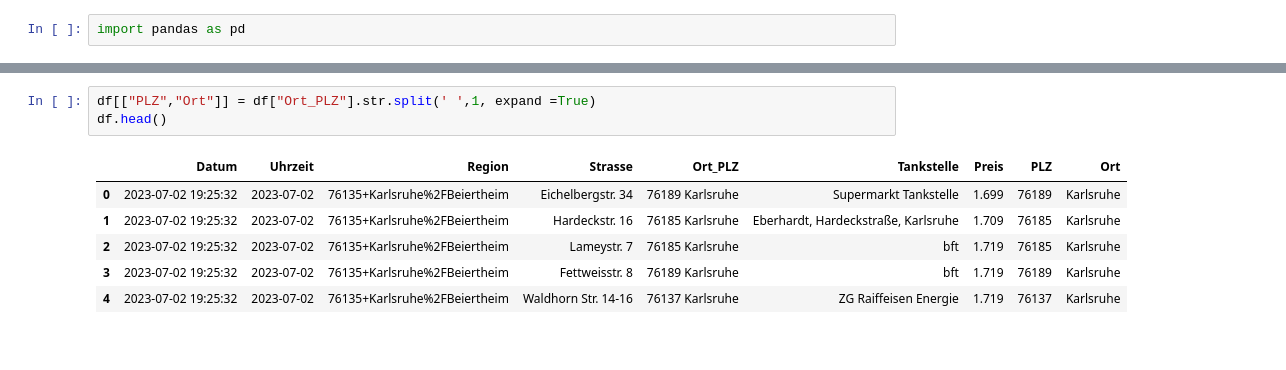
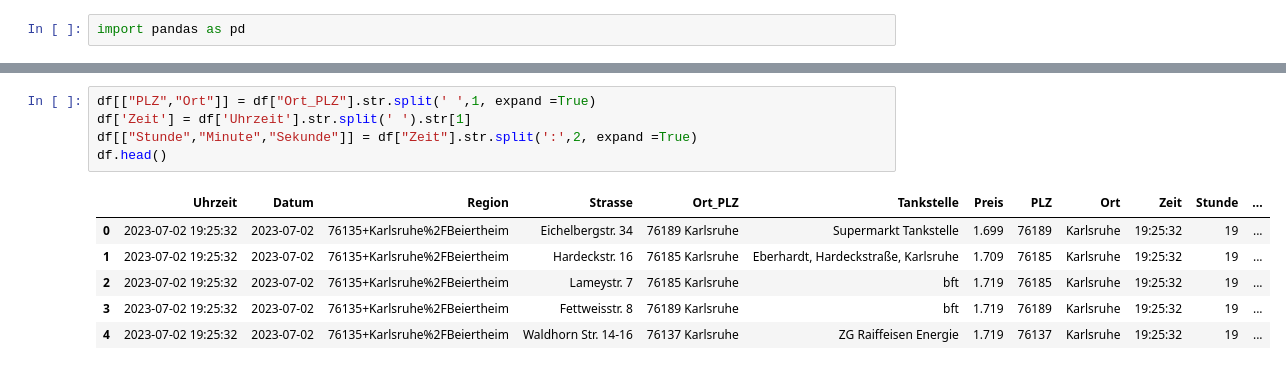
Before and after one commit to Sebbo28/SpritpreisFinder, a Jupyter notebook: analytics/first_version.ipynb, the cells around one changed output, grey strips where cells are left out. Saved outputs shown, nothing was run; the diff lists cells and outputs as text.

```diff
--- a/analytics/first_version.ipynb
+++ b/analytics/first_version.ipynb
@@ -12,11 +12,13 @@ df.head()
 | 4 | 2023-07-02 19:25:32 | 2023-07-02 | 76135+Karlsruhe%2FBeiertheim | Waldhorn Str. 14-16 | 76137 Karlsruhe | ZG Raiffeisen Energie | 1.719 |
 # %%
 df[["PLZ","Ort"]] = df["Ort_PLZ"].str.split(' ',1, expand =True)
+df['Zeit'] = df['Uhrzeit'].str.split(' ').str[1]
+df[["Stunde","Minute","Sekunde"]] = df["Zeit"].str.split(':',2, expand =True)
 df.head()
 # %% [output]
-|  | Datum | Uhrzeit | Region | Strasse | Ort_PLZ | Tankstelle | Preis | PLZ | Ort |
-| 0 | 2023-07-02 19:25:32 | 2023-07-02 | 76135+Karlsruhe%2FBeiertheim | Eichelbergstr. 34 | 76189 Karlsruhe | Supermarkt Tankstelle | 1.699 | 76189 | Karlsruhe |
-| 1 | 2023-07-02 19:25:32 | 2023-07-02 | 76135+Karlsruhe%2FBeiertheim | Hardeckstr. 16 | 76185 Karlsruhe | Eberhardt, Hardeckstraße, Karlsruhe | 1.709 | 76185 | Karlsruhe |
-| 2 | 2023-07-02 19:25:32 | 2023-07-02 | 76135+Karlsruhe%2FBeiertheim | Lameystr. 7 | 76185 Karlsruhe | bft | 1.719 | 76185 | Karlsruhe |
-| 3 | 2023-07-02 19:25:32 | 2023-07-02 | 76135+Karlsruhe%2FBeiertheim | Fettweisstr. 8 | 76189 Karlsruhe | bft | 1.719 | 76189 | Karlsruhe |
-| 4 | 2023-07-02 19:25:32 | 2023-07-02 | 76135+Karlsruhe%2FBeiertheim | Waldhorn Str. 14-16 | 76137 Karlsruhe | ZG Raiffeisen Energie | 1.719 | 76137 | Karlsruhe |
+|  | Uhrzeit | Datum | Region | Strasse | Ort_PLZ | Tankstelle | Preis | PLZ | Ort | Zeit | Stunde | ... |
+| 0 | 2023-07-02 19:25:32 | 2023-07-02 | 76135+Karlsruhe%2FBeiertheim | Eichelbergstr. 34 | 76189 Karlsruhe | Supermarkt Tankstelle | 1.699 | 76189 | Karlsruhe | 19:25:32 | 19 | ... |
+| 1 | 2023-07-02 19:25:32 | 2023-07-02 | 76135+Karlsruhe%2FBeiertheim | Hardeckstr. 16 | 76185 Karlsruhe | Eberhardt, Hardeckstraße, Karlsruhe | 1.709 | 76185 | Karlsruhe | 19:25:32 | 19 | ... |
+| 2 | 2023-07-02 19:25:32 | 2023-07-02 | 76135+Karlsruhe%2FBeiertheim | Lameystr. 7 | 76185 Karlsruhe | bft | 1.719 | 76185 | Karlsruhe | 19:25:32 | 19 | ... |
+| 3 | 2023-07-02 19:25:32 | 2023-07-02 | 76135+Karlsruhe%2FBeiertheim | Fettweisstr. 8 | 76189 Karlsruhe | bft | 1.719 | 76189 | Karlsruhe | 19:25:32 | 19 | ... |
+| 4 | 2023-07-02 19:25:32 | 2023-07-02 | 76135+Karlsruhe%2FBeiertheim | Waldhorn Str. 14-16 | 76137 Karlsruhe | ZG Raiffeisen Energie | 1.719 | 76137 | Karlsruhe | 19:25:32 | 19 | ... |
```
Also changed, not shown: parts of 4 cells of this notebook.
